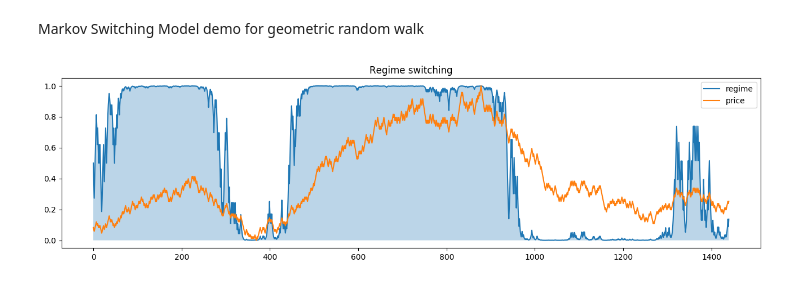
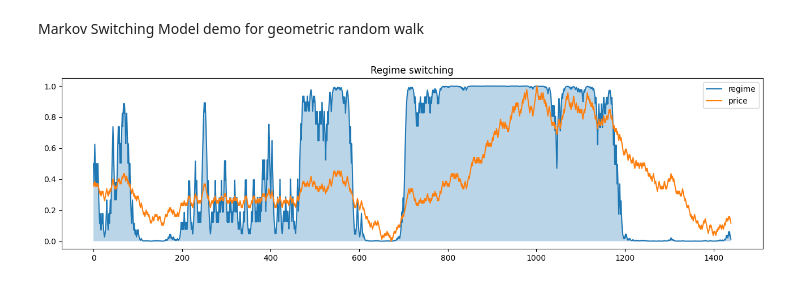
Before and after one commit to nishinomiya/markov_switching, a Jupyter notebook: malkov_switching.ipynb, the cells around one changed output. Saved outputs shown, nothing was run; the diff lists cells and outputs as text; code cells hidden in the pictures.

```diff
--- a/malkov_switching.ipynb
+++ b/malkov_switching.ipynb
@@ -8,7 +8,7 @@ import matplotlib.pyplot as plt
 from math import  pi
 from decimal import Decimal
 
-def markov_switch(ts, p11, p22, regime1, regime2, err_std_div, ergodic_probab=0.5):
+def markov_switch(ts, p11, p22, regime1, regime2, err_std_dev, ergodic_probab=0.5):
     dec = lambda x: Decimal(str(x))
     eta = lambda y, regime, esd:  dec(1.0) / dec(2.0 * pi * esd**2.0).sqrt() * \
                   dec(-dec((y - regime)**2.0) / (dec(2.0 * esd**2.0))).exp()
@@ -19,37 +19,38 @@ def markov_switch(ts, p11, p22, regime1, regime2, err_std_div, ergodic_probab=0.
     xi_tp1[-1], xi_tp2[-1] =  ergodic_probab, ergodic_probab
 
     for i in range(ts.shape[0]):
-        eta1 = eta(ts[i], regime1, err_std_div)
-        eta2 = eta(ts[i], regime2, err_std_div)
+        eta1 = eta(ts[i], regime1, err_std_dev)
+        eta2 = eta(ts[i], regime2, err_std_dev)
         bt = dec(xi_tp1[i - 1]) * eta1 + dec(xi_tp2[i - 1]) * eta2
         xi_t1 = dec(xi_tp1[i - 1]) * eta1 / bt
         xi_t2 = dec(xi_tp2[i - 1]) * eta2 / bt
         xi_tp1[i] = dec(xi_t1 * tp1000) + dec(xi_t2 * (dec(1.0) - tp0001))
         xi_tp2[i] = dec(xi_t2 * tp0001) + dec(xi_t1 * (dec(1.0) - tp1000))
     return xi_tp1
 
 
 def normalization(x):
     x -= np.nanmin(x)
     return x / np.nanmax(x)
 
+np.random.seed(seed=20)
 rc = np.random.choice([-1,1], size=1440)
 ts = np.cumprod(np.exp(rc * 1e-2)) * 1.0
 log_returns = np.log(ts[1:] / ts[:-1])
 log_returns =  np.r_[[0.0], log_returns]
 
 log_returns = normalization(log_returns)
 f = np.percentile(log_returns, 90)
 s = np.percentile(log_returns, 10)
 xprobab = markov_switch(log_returns, 10, 10, f, s, np.mean(log_returns)*2)
 
 nprice = normalization(ts)
 plt.figure(figsize=(16, 4), dpi=100)
 plt.title('Regime switching')
 plt.plot(xprobab, label='regime')
 plt.plot(nprice, label='price')
 plt.fill_between(range(ts.shape[0]), xprobab, [0]*ts.shape[0], alpha=0.3)
 plt.legend()
 plt.show()
 # %% [output]
-[figure, old version]
+[figure, new version]
```
